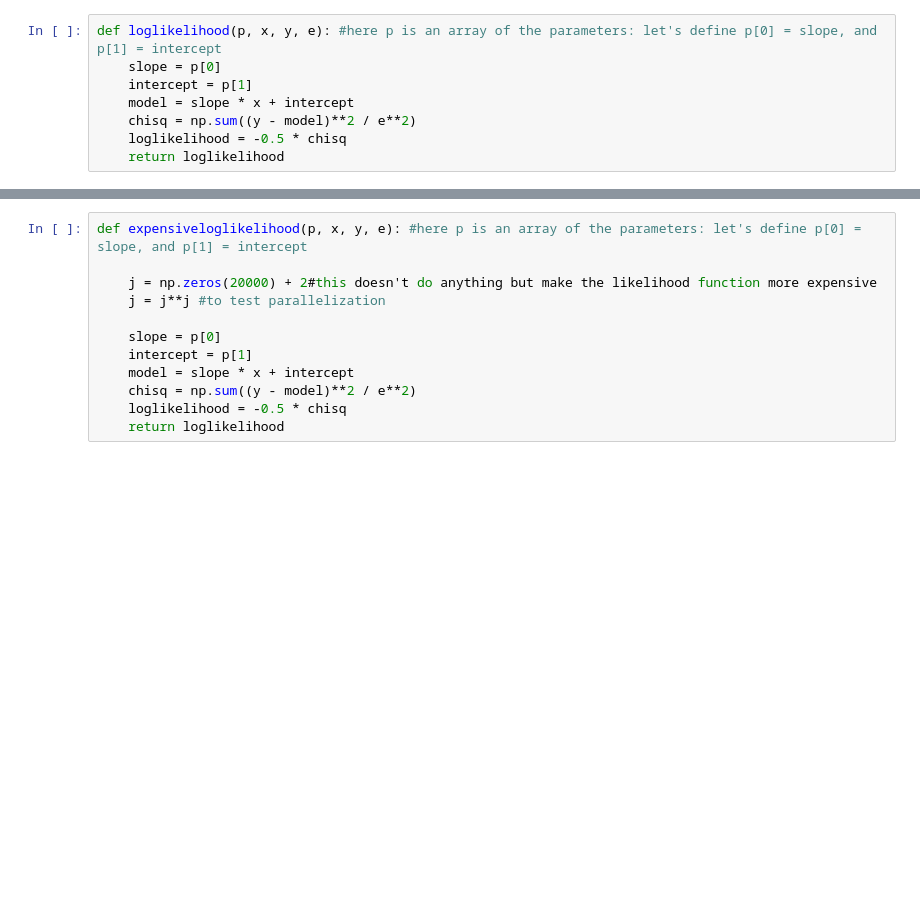
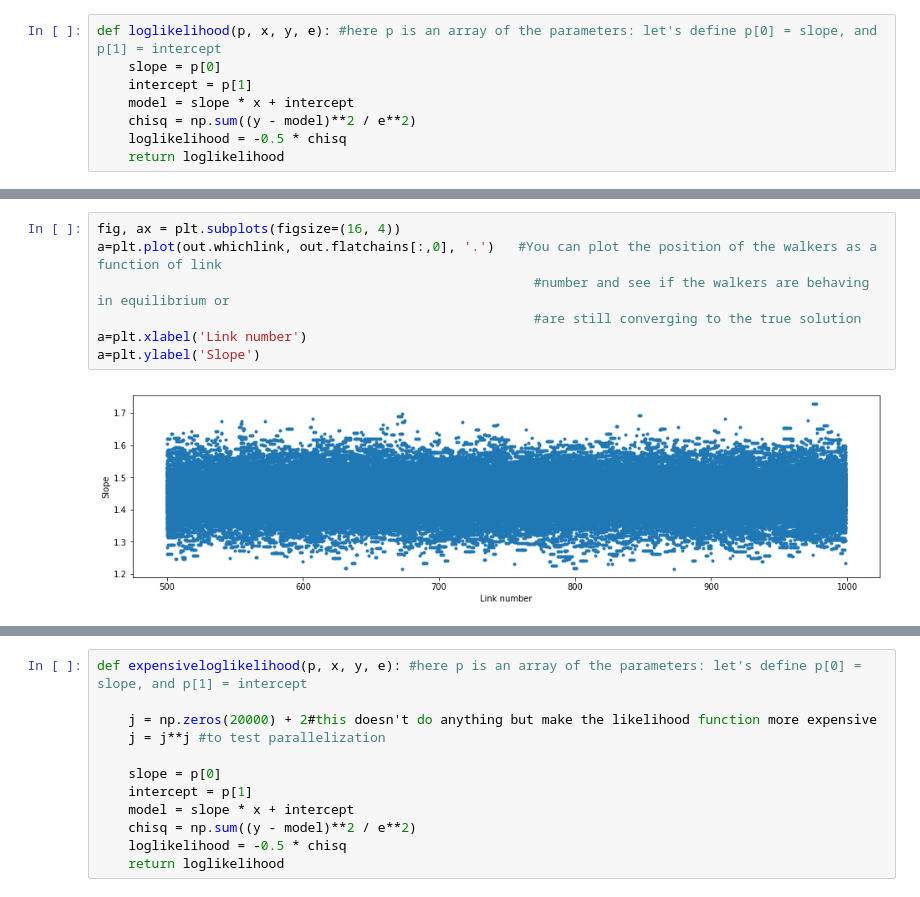
Before and after one commit to avanderburg/edmcmc, a Jupyter notebook: test_edmcmc.ipynb, the cells around one changed output, grey strips where cells are left out. Saved outputs shown, nothing was run; the diff lists cells and outputs as text; blank space fills up the shorter version.

```diff
--- a/test_edmcmc.ipynb
+++ b/test_edmcmc.ipynb
@@ -44,0 +88,9 @@ plt.show()
+# %%
+fig, ax = plt.subplots(figsize=(16, 4))
+a=plt.plot(out.whichlink, out.flatchains[:,0], '.')   #You can plot the position of the walkers as a function of link
+                                                        #number and see if the walkers are behaving in equilibrium or
+                                                        #are still converging to the true solution
+a=plt.xlabel('Link number')
+a=plt.ylabel('Slope')
+# %% [output]
+[figure, added]
```
Also changed, not shown: parts of 17 cells of this notebook, 1 other file.
